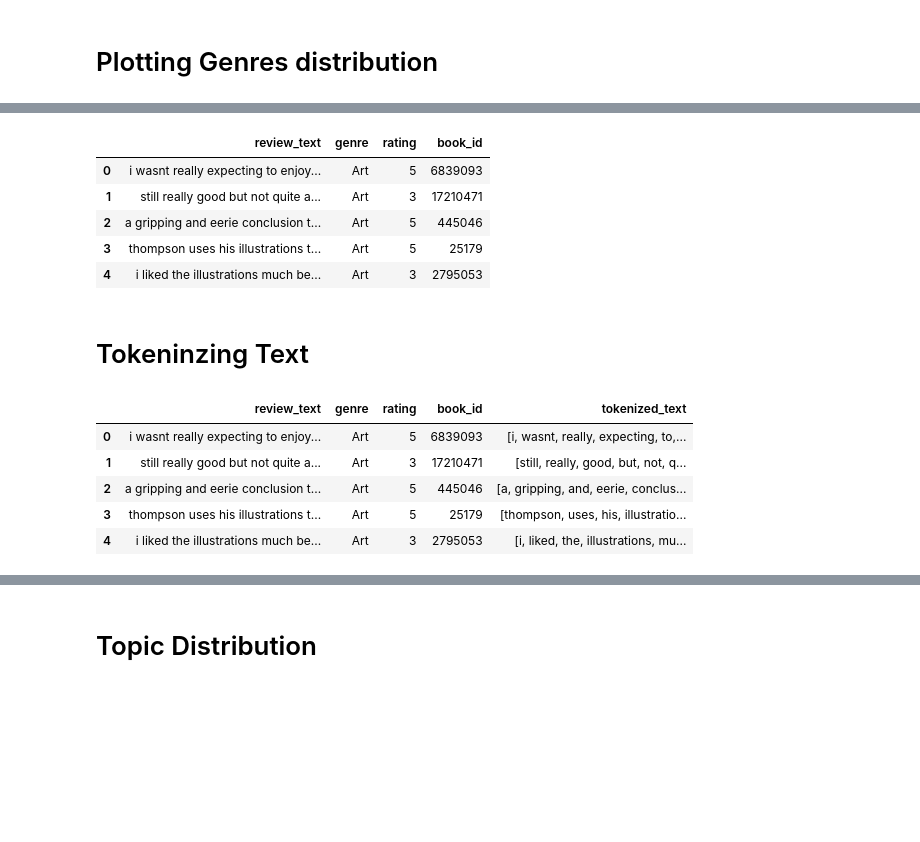
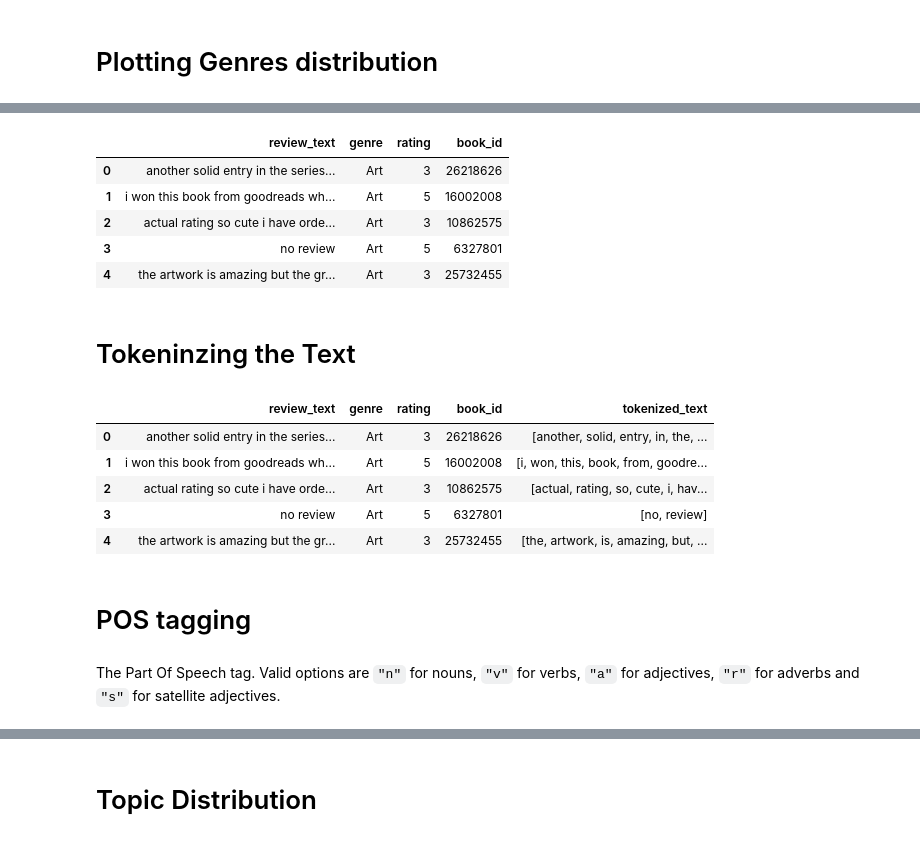
Before and after one commit to lwdovico/goodreads-book-reviews, a Jupyter notebook: Notebooks/02_Preprocessing_gradient.ipynb, the cells around one changed output, grey strips where cells are left out. Drawn from its saved outputs; the diff is of its cells as text; code cells hidden in the pictures; blank space fills up the shorter version.

```diff
--- a/Notebooks/02_Preprocessing_gradient.ipynb
+++ b/Notebooks/02_Preprocessing_gradient.ipynb
@@ -274,5 +320,5 @@ genres_to_keep_dict
 # %%
-print(f"Initial rows: {len(rev)}")
-rev = rev[rev.genre.isin(genres_to_keep_dict.keys())].reset_index(drop=True)
-print(f"Filtered len: {len(rev)}")
+print(f"Initial rows: {len(rev_df)}")
+rev_df = rev_df[rev_df.genre.isin(genres_to_keep_dict.keys())].reset_index(drop=True)
+print(f"Filtered len: {len(rev_df)}")
 # %% [output]
@@ -281,6 +327,6 @@ Filtered len: 705394
 # %%
-rev.genre = rev.genre.map(lambda genere: genres_to_keep_dict[genere])
-rev.head()
+rev_df.genre = rev_df.genre.map(lambda genere: genres_to_keep_dict[genere])
+rev_df.head()
 # %% [output]
 |  | review_text | genre | rating | book_id |
 | 0 | This is a special book. It starte... | Science Fiction | 5 | 18245960 |
@@ -306,6 +352,7 @@ Name: genre, dtype: int64
 # Class Undersampling
 # %%
 n = 2000
-msk = rev.groupby('genre')['genre'].transform(len) >= n
-rev2 = pd.concat((rev[msk].groupby('genre').sample(n=n), rev[~msk]), ignore_index=True)
+genres_w_more_than_n_reviews = rev_df.groupby('genre')['genre'].transform(len) >= n
+rev_df_reduced = pd.concat((rev_df[genres_w_more_than_n_reviews].groupby('genre').sample(n=n),
+                            rev_df[~genres_w_more_than_n_reviews]), ignore_index=True)
 # %%
@@ -351,24 +401,28 @@ plt.show()
 # %%
 #cleaning review_text col
-rev = rev2
-rev.review_text = rev.review_text.swifter.apply(lambda x: clean_tokens(x))
-rev.head()
+rev_df = rev_df_reduced
+rev_df.review_text = rev_df.review_text.swifter.apply(lambda x: clean_tokens(x))
+rev_df.head()
 # %% [output]
 |  | review_text | genre | rating | book_id |
-| 0 | i wasnt really expecting to enjoy... | Art | 5 | 6839093 |
-| 1 | still really good but not quite a... | Art | 3 | 17210471 |
-| 2 | a gripping and eerie conclusion t... | Art | 5 | 445046 |
-| 3 | thompson uses his illustrations t... | Art | 5 | 25179 |
-| 4 | i liked the illustrations much be... | Art | 3 | 2795053 |
+| 0 | another solid entry in the series... | Art | 3 | 26218626 |
+| 1 | i won this book from goodreads wh... | Art | 5 | 16002008 |
+| 2 | actual rating so cute i have orde... | Art | 3 | 10862575 |
+| 3 | no review | Art | 5 | 6327801 |
+| 4 | the artwork is amazing but the gr... | Art | 3 | 25732455 |
 # %% [markdown]
-# Tokeninzing Text
+# Tokeninzing the Text
 # %%
-rev["tokenized_text"] = rev.review_text.swifter.apply(lambda x: word_tokenize(x))
-rev.head()
+rev_df["tokenized_text"] = rev_df.review_text.swifter.apply(lambda x: word_tokenize(x))
+rev_df.head()
 # %% [output]
 |  | review_text | genre | rating | book_id | tokenized_text |
-| 0 | i wasnt really expecting to enjoy... | Art | 5 | 6839093 | [i, wasnt, really, expecting, to,... |
-| 1 | still really good but not quite a... | Art | 3 | 17210471 | [still, really, good, but, not, q... |
-| 2 | a gripping and eerie conclusion t... | Art | 5 | 445046 | [a, gripping, and, eerie, conclus... |
-| 3 | thompson uses his illustrations t... | Art | 5 | 25179 | [thompson, uses, his, illustratio... |
-| 4 | i liked the illustrations much be... | Art | 3 | 2795053 | [i, liked, the, illustrations, mu... |
+| 0 | another solid entry in the series... | Art | 3 | 26218626 | [another, solid, entry, in, the, ... |
+| 1 | i won this book from goodreads wh... | Art | 5 | 16002008 | [i, won, this, book, from, goodre... |
+| 2 | actual rating so cute i have orde... | Art | 3 | 10862575 | [actual, rating, so, cute, i, hav... |
+| 3 | no review | Art | 5 | 6327801 | [no, review] |
+| 4 | the artwork is amazing but the gr... | Art | 3 | 25732455 | [the, artwork, is, amazing, but, ... |
+# %% [markdown]
+# POS tagging
+# %% [markdown]
+The Part Of Speech tag. Valid options are `"n"` for nouns, `"v"` for verbs, `"a"` for adjectives, `"r"` for adverbs and `"s"` for satellite adjectives.
```
Also changed, not shown: parts of 72 cells of this notebook.
